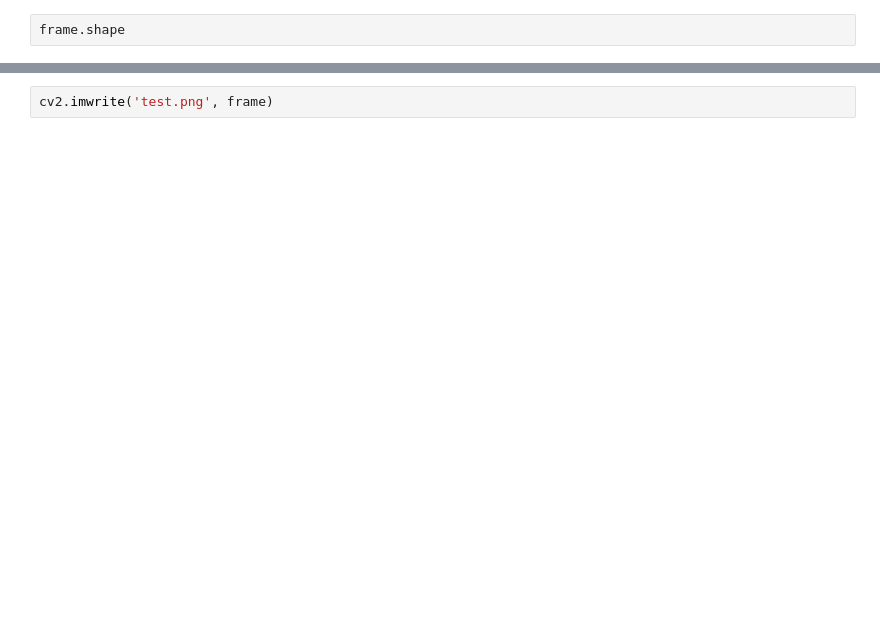
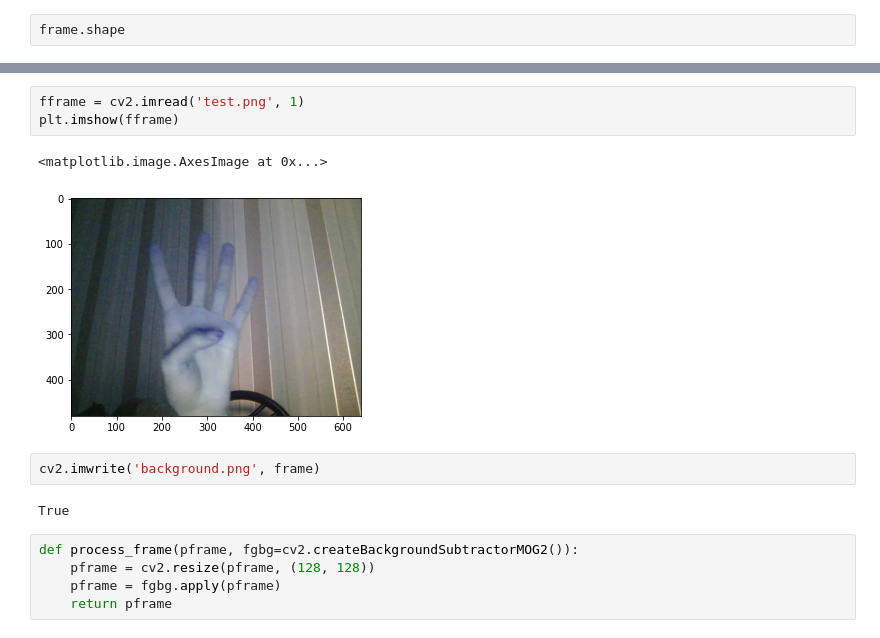
Before and after one commit to alkur-gh/finger-counter, a Jupyter notebook: playground.ipynb, the cells around one changed output, grey strips where cells are left out. Saved outputs shown, nothing was run; the diff lists cells and outputs as text; blank space fills up the shorter version.

```diff
--- a/playground.ipynb
+++ b/playground.ipynb
@@ -118,2 +119,15 @@ plt.imshow(frame)
+# %%
+fframe = cv2.imread('test.png', 1)
+plt.imshow(fframe)
+# %% [output]
+<matplotlib.image.AxesImage at 0x...>
+[figure, added]
 # %%
-cv2.imwrite('test.png', frame)
+cv2.imwrite('background.png', frame)
+# %% [output]
+True
+# %%
+def process_frame(pframe, fgbg=cv2.createBackgroundSubtractorMOG2()):
+    pframe = cv2.resize(pframe, (128, 128))
+    pframe = fgbg.apply(pframe)
+    return pframe
```
Also changed, not shown: parts of 10 cells of this notebook, 4 other files.
